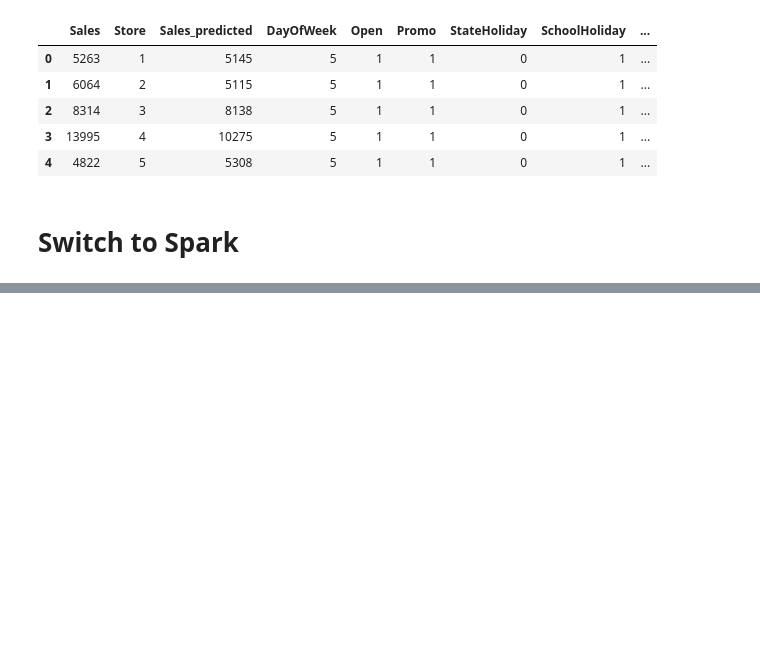
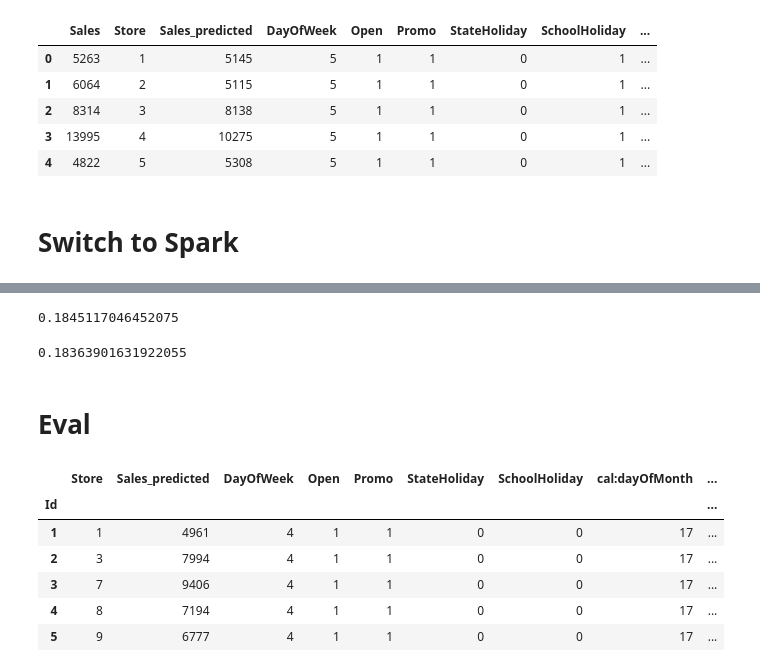
Before and after one commit to zachgarner/kaggle-rossmann, a Jupyter notebook: Spark.ipynb, the cells around one changed output, grey strips where cells are left out. Saved outputs shown, nothing was run; the diff lists cells and outputs as text; code cells hidden in the pictures; blank space fills up the shorter version.

```diff
--- a/Spark.ipynb
+++ b/Spark.ipynb
@@ -112,0 +166,10 @@ Py4JJavaError: An error occurred while calling o92.fit.
+# %%
+score(predictions_df['Prediction-Mean'], predictions_df.Actual)
+# %% [output]
+0.1845117046452075
+# %%
+score(predictions_df['Prediction-RF'], predictions_df.Actual)
+# %% [output]
+0.18363901631922055
+# %% [markdown]
+# Eval
@@ -112,0 +181,3 @@ Py4JJavaError: An error occurred while calling o92.fit.
+# %%
+df_test_features.fillna(0, inplace=True)
+df_test_features['Sales_predicted'] = df_test_features['Sales_predicted'].map(lambda x: int(x))
@@ -112,0 +187,11 @@ Py4JJavaError: An error occurred while calling o92.fit.
+# %%
+df_test_features.set_index('Id', inplace=True)
+df_test_features.head()
+# %% [output]
+|  | Store | Sales_predicted | DayOfWeek | Open | Promo | StateHoliday | SchoolHoliday | cal:dayOfMonth | ... |
+| Id |  |  |  |  |  |  |  |  | ... |
+| 1 | 1 | 4961 | 4 | 1 | 1 | 0 | 0 | 17 | ... |
+| 2 | 3 | 7994 | 4 | 1 | 1 | 0 | 0 | 17 | ... |
+| 3 | 7 | 9406 | 4 | 1 | 1 | 0 | 0 | 17 | ... |
+| 4 | 8 | 7194 | 4 | 1 | 1 | 0 | 0 | 17 | ... |
+| 5 | 9 | 6777 | 4 | 1 | 1 | 0 | 0 | 17 | ... |
```
Also changed, not shown: parts of 35 cells of this notebook, 3 other files.
